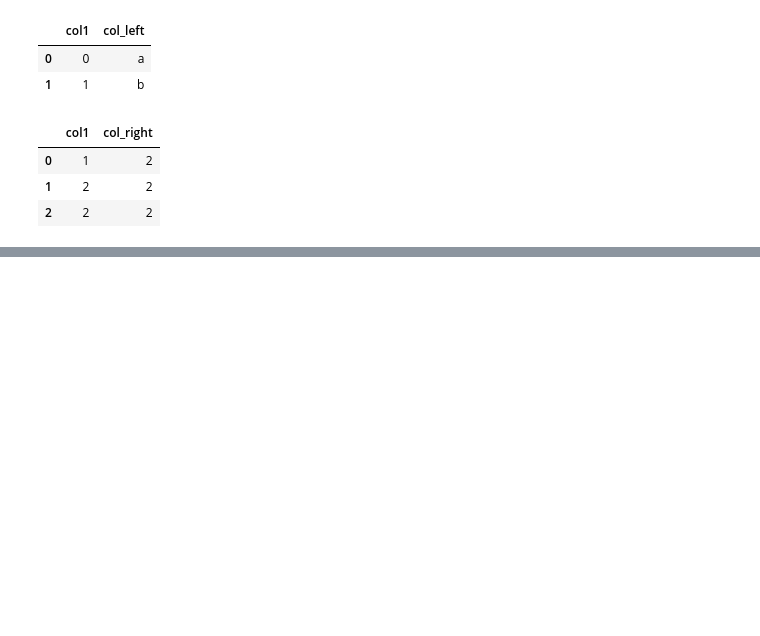
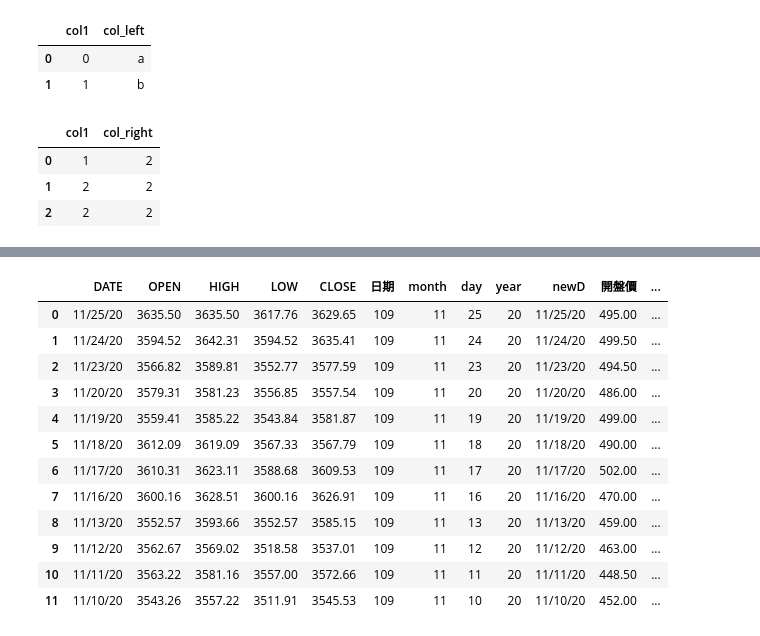
Before and after one commit to KennethWYLee/BasicPython, a Jupyter notebook: pandas merge_B.ipynb, the cells around one changed output, grey strips where cells are left out. Cells and saved outputs as stored; diff of their text form; code cells hidden in the pictures; blank space fills up the shorter version.

```diff
--- a/pandas merge_B.ipynb
+++ b/pandas merge_B.ipynb
@@ -223,0 +347,3 @@ pd.merge(df1, df2, on='col1', how='outer', indicator=True)
+# %%
+for i in range(0, data.shape[0]):
+    print(data.iloc[i, 0])
@@ -223,0 +368,3 @@ pd.merge(df1, df2, on='col1', how='outer', indicator=True)
+# %%
+for i in range(0, data.shape[0]):
+    print(isinstance(data.iloc[i, 0], str))
@@ -223,0 +389,8 @@ pd.merge(df1, df2, on='col1', how='outer', indicator=True)
+# %%
+for i in range(0, data.shape[0]):
+    if(isinstance(data.iloc[i, 0], str)):
+        print(data.iloc[i, 0])
+    else:
+        m = str(int(data.iloc[i, 0].strftime('%Y-%m-%d').split("-")[0])-2000)
+        num = m+"/"+data.iloc[i, 0].strftime('%Y-%m-%d').split("-")[1]+"/"+data.iloc[i, 0].strftime('%Y-%m-%d').split("-")[2]
+        print(num)
@@ -223,0 +415,8 @@ pd.merge(df1, df2, on='col1', how='outer', indicator=True)
+# %%
+for i in range(0, data.shape[0]):
+    if(isinstance(data.iloc[i, 0], str)):
+        print(data.iloc[i, 0])
+    else:
+        m = str(int(data.iloc[i, 0].strftime('%Y-%m-%d').split("-")[0])-2000)
+        data.iloc[i, 0] = m+"/"+data.iloc[i, 0].strftime('%Y-%m-%d').split("-")[1]+"/"+data.iloc[i, 0].strftime('%Y-%m-%d').split("-")[2]
+        print(data.iloc[i, 0])
@@ -223,0 +457,16 @@ pd.merge(df1, df2, on='col1', how='outer', indicator=True)
+# %%
+pd.merge(data, TSMC, left_on="DATE", right_on="newD")
+# %% [output]
+|  | DATE | OPEN | HIGH | LOW | CLOSE | 日期 | month | day | year | newD | 開盤價 | ... |
+| 0 | 11/25/20 | 3635.50 | 3635.50 | 3617.76 | 3629.65 | 109 | 11 | 25 | 20 | 11/25/20 | 495.00 | ... |
+| 1 | 11/24/20 | 3594.52 | 3642.31 | 3594.52 | 3635.41 | 109 | 11 | 24 | 20 | 11/24/20 | 499.50 | ... |
+| 2 | 11/23/20 | 3566.82 | 3589.81 | 3552.77 | 3577.59 | 109 | 11 | 23 | 20 | 11/23/20 | 494.50 | ... |
+| 3 | 11/20/20 | 3579.31 | 3581.23 | 3556.85 | 3557.54 | 109 | 11 | 20 | 20 | 11/20/20 | 486.00 | ... |
+| 4 | 11/19/20 | 3559.41 | 3585.22 | 3543.84 | 3581.87 | 109 | 11 | 19 | 20 | 11/19/20 | 499.00 | ... |
+| 5 | 11/18/20 | 3612.09 | 3619.09 | 3567.33 | 3567.79 | 109 | 11 | 18 | 20 | 11/18/20 | 490.00 | ... |
+| 6 | 11/17/20 | 3610.31 | 3623.11 | 3588.68 | 3609.53 | 109 | 11 | 17 | 20 | 11/17/20 | 502.00 | ... |
+| 7 | 11/16/20 | 3600.16 | 3628.51 | 3600.16 | 3626.91 | 109 | 11 | 16 | 20 | 11/16/20 | 470.00 | ... |
+| 8 | 11/13/20 | 3552.57 | 3593.66 | 3552.57 | 3585.15 | 109 | 11 | 13 | 20 | 11/13/20 | 459.00 | ... |
+| 9 | 11/12/20 | 3562.67 | 3569.02 | 3518.58 | 3537.01 | 109 | 11 | 12 | 20 | 11/12/20 | 463.00 | ... |
+| 10 | 11/11/20 | 3563.22 | 3581.16 | 3557.00 | 3572.66 | 109 | 11 | 11 | 20 | 11/11/20 | 448.50 | ... |
+| 11 | 11/10/20 | 3543.26 | 3557.22 | 3511.91 | 3545.53 | 109 | 11 | 10 | 20 | 11/10/20 | 452.00 | ... |
```
Also changed, not shown: parts of 29 cells of this notebook, 3 other files.
